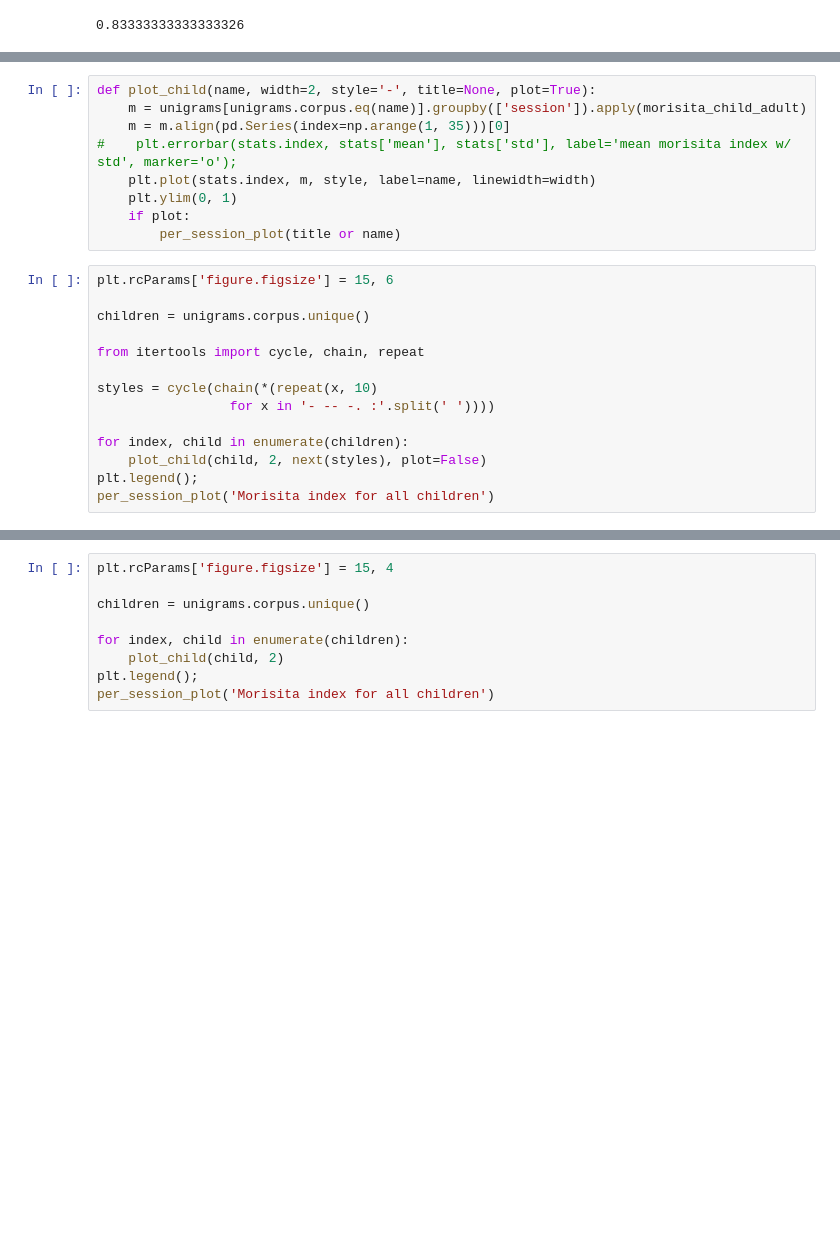
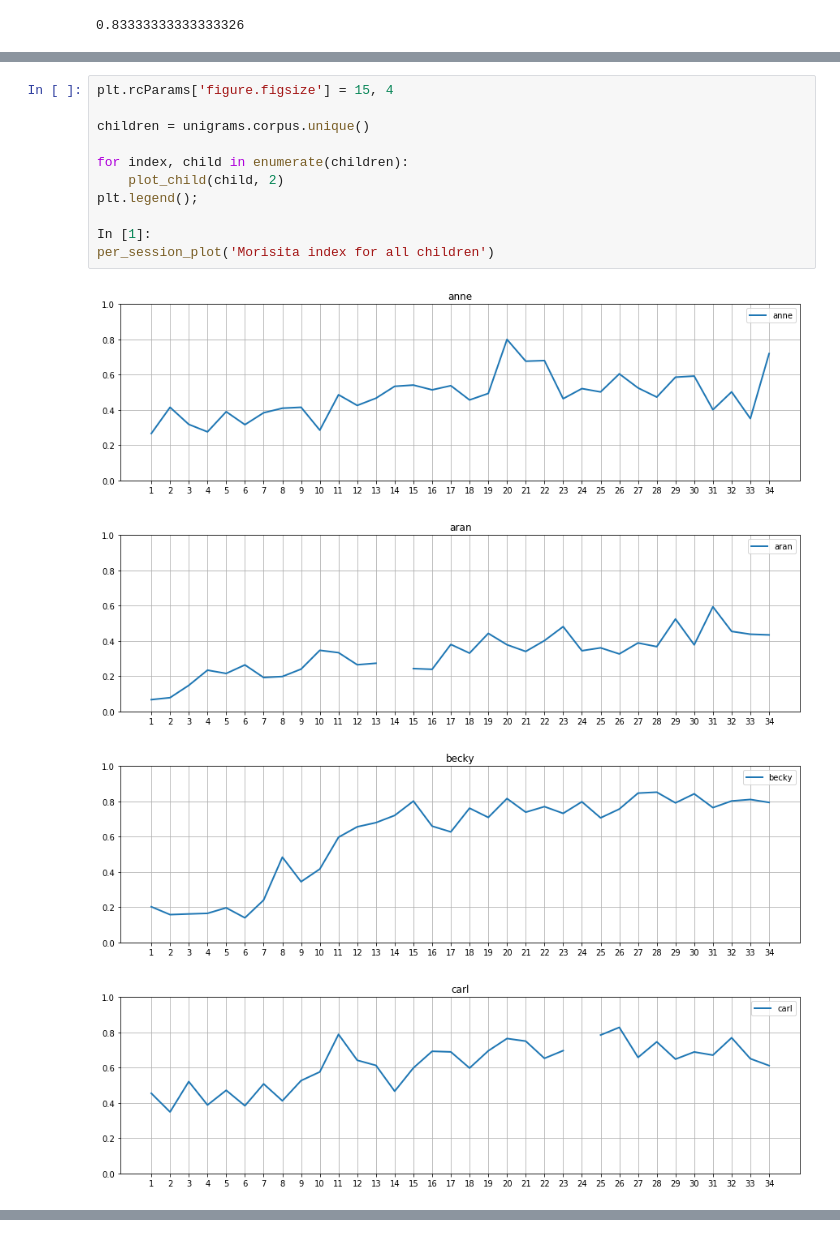
Before and after one commit to pfeyz/formulae-project, a Jupyter notebook: Morisita.ipynb, the cells around one changed output, grey strips where cells are left out. Saved outputs shown, nothing was run; the diff lists cells and outputs as text; blank space fills up the shorter version.

```diff
--- a/Morisita.ipynb
+++ b/Morisita.ipynb
@@ -55,23 +110,16 @@ per_session_plot('Per-session morisita index across all children')
-# %%
-def plot_child(name, width=2, style='-', title=None, plot=True):
-    m = unigrams[unigrams.corpus.eq(name)].groupby(['session']).apply(morisita_child_adult)
-    m = m.align(pd.Series(index=np.arange(1, 35)))[0]
-#    plt.errorbar(stats.index, stats['mean'], stats['std'], label='mean morisita index w/ std', marker='o');
-    plt.plot(stats.index, m, style, label=name, linewidth=width)
-    plt.ylim(0, 1)
-    if plot:
-        per_session_plot(title or name)
 # %%
-plt.rcParams['figure.figsize'] = 15, 6
+plt.rcParams['figure.figsize'] = 15, 4
 
 children = unigrams.corpus.unique()
 
-from itertools import cycle, chain, repeat
+for index, child in enumerate(children):
+    plot_child(child, 2)
+plt.legend();
 
-styles = cycle(chain(*(repeat(x, 10)
-                 for x in '- -- -. :'.split(' '))))
-
-for index, child in enumerate(children):
-    plot_child(child, 2, next(styles), plot=False)
-plt.legend();
+In [1]:
 per_session_plot('Morisita index for all children')
+# %% [output]
+[figure, added]
+[figure, added]
+[figure, added]
+[figure, added]
@@ -78,9 +134,0 @@ per_session_plot('Morisita index for all children')
-# %%
-plt.rcParams['figure.figsize'] = 15, 4
-
-children = unigrams.corpus.unique()
-
-for index, child in enumerate(children):
-    plot_child(child, 2)
-plt.legend();
-per_session_plot('Morisita index for all children')
```
Also changed, not shown: parts of 20 cells of this notebook.
